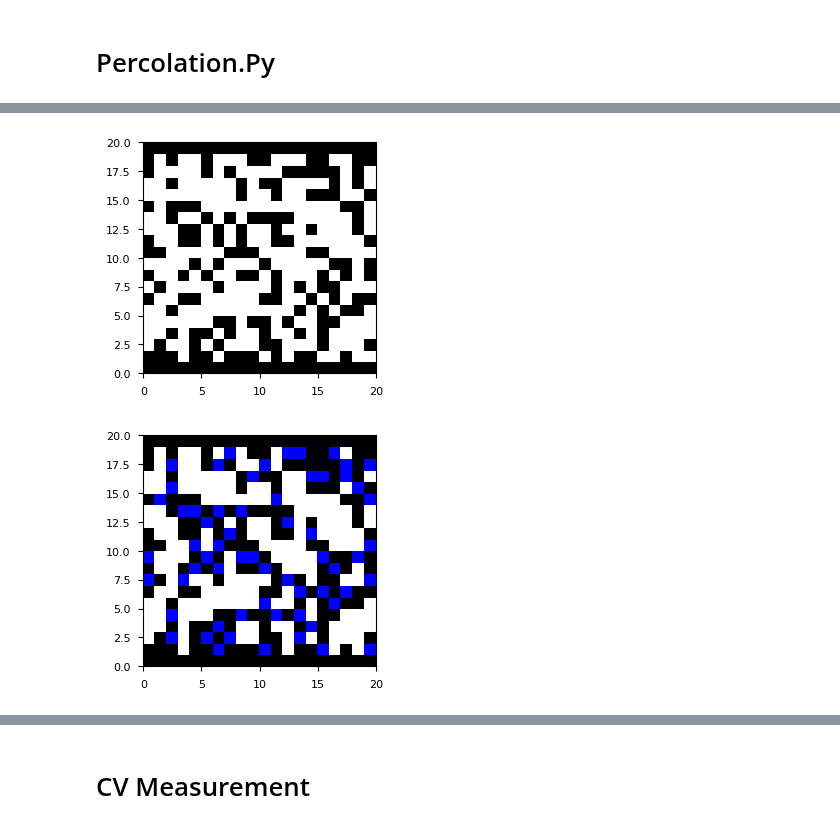
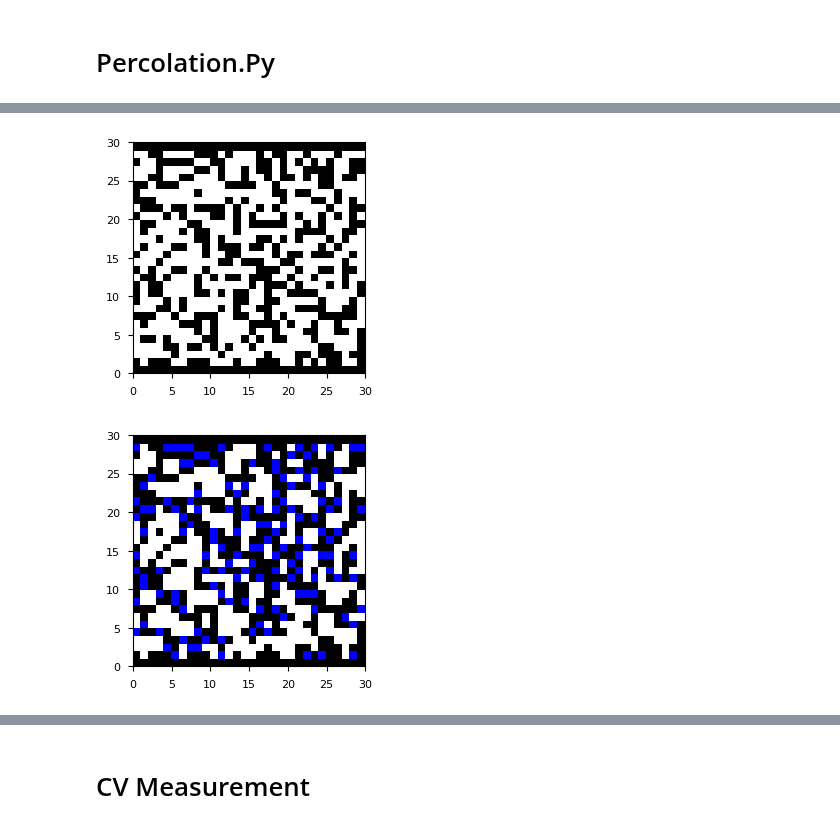
Before and after one commit to prabowobagas/Jupyter-Notebook-Thesis, a Jupyter notebook: Weekly Journal.ipynb, the cells around one changed output, grey strips where cells are left out. Saved outputs shown, nothing was run; the diff lists cells and outputs as text; code cells hidden in the pictures.

```diff
--- a/Weekly Journal.ipynb
+++ b/Weekly Journal.ipynb
@@ -663,7 +633,10 @@ def a_star_search(graph, start, goal):
 # %%
-width =  50
-height = 50
-Loop = 10     # Number of tries per occupation probability
+# This code is for sweeping the occupation probability to find the threshold occupation probability.
+# Variables include the size of the sample.loop, and the number of intervals between 0 to 1 for p
+
+width =  100
+height = 100
+Loop = 5     # Number of tries per occupation probability
 linseries_point = 50        # number of steps between 0 to 1 for occupation probability
 
 occupation_probability = np.linspace(0, 1, num=linseries_point, endpoint=True)
@@ -722,4 +695,5 @@ fig1.set_size_inches(plot_width, plot_height)
 # %%
+#The following code plots the data point from the previous code for different sample size.
 from scipy.optimize import curve_fit
 
 def sigmoid(x, a, b, c, d):
@@ -740,10 +714,10 @@ for labl_number, number in enumerate(name_array):
 
 
 plt.xlabel('Occupation Probability', fontsize=10)
-plt.ylabel('Percolation Probability', fontsize=10)
+plt.ylabel('$P_s$', fontsize=10)
 plt.legend(prop={'size': 8})
 ax = plt.gca()
 ax.tick_params(axis = 'both', which = 'major', labelsize = 8)
-fig1.set_size_inches(plot_width, plot_height*1.3)
-fig1.savefig('Figures\\percprob_vs_occprob.pdf', format='pdf', dpi=300,bbox_inches='tight')
+fig1.set_size_inches(plot_width*0.9, plot_height)
+# fig1.savefig('Figures\\percprob_vs_occprob.pdf', format='pdf', dpi=300,bbox_inches='tight')
 # %% [output]
@@ -751,4 +725,7 @@ fig1.savefig('Figures\\percprob_vs_occprob.pdf', format='pdf', dpi=300,bbox_inch
 # %%
+# The following code generates an RRTN grid and non-RRTN grid. It also plots the result of the A* algorithm into
+# an array as shown.
+
 import matplotlib.pyplot as plt
 from matplotlib import cm
 import numpy as np
@@ -774,8 +751,6 @@ def shortest10_paths(width, height, occupation_probability):
     RRTN_wall = np.subtract(Wall_OR_RRTN,sample.grid)*2
     RRTN_sample = np.add(sample.grid,RRTN_wall)
 
-
-
     fig1, ax1 = plt.subplots(1)
     cmap = cm.colors.ListedColormap(['white','black'])
     ax1.pcolor(sample.grid, cmap=cmap)
@@ -799,7 +774,7 @@ def shortest10_paths(width, height, occupation_probability):
                 if coordinate [1] != 0:
                     sample.wall.append(coordinate)
                     sample.grid[int(coordinate[1]), int(coordinate[0])] = 0
-        ax1.plot(*zip(*path), color='red', linewidth=1.80)
+        ax1.plot(*zip(*path), color='red', linewidth=4)
 
         if path_flag is True:
             path_sum.append(cost_so_far[goal])
@@ -810,13 +785,15 @@ def shortest10_paths(width, height, occupation_probability):
     else:
         sample_resistance = parallel_resistance(path_sum)   #collective sum of resistant
 
-#     plt.savefig('Figures\\pc-' + str(occupation_probability) + '.pdf', format='pdf', dpi=300)
+#     fig1.savefig('Figures\\pc-' + str(occupation_probability) + '.pdf', format='pdf', dpi=300)
+    fig1.savefig('Figures\\Perc_sample-' + str(occupation_probability) + '.pdf', format='pdf', dpi=300)
+
     return sample_resistance, n_path
 
 
 
-width =  20        #Keep sample even. If odd, change the start/goal coordinate starting coordinate
-height = 20
+width =  30    #Keep sample even. If odd, change the start/goal coordinate starting coordinate
+height = 30
 resistance_array = []
 path_num_avg = []
 
@@ -842,34 +819,34 @@ for occupy in [0.4]:        # set occupy range here
 
     sample_resistance = [x for x in sample_resistance if x != 0]
     indv_path_num = [x for x in indv_path_num if x != 0]
 
     if sum(sample_resistance) == 0:
         resistance_array.append(0)
         path_num_avg.append(0)
     else:
         average_resistance = np.average(sample_resistance)
         average_path_number = np.average(indv_path_num)
 
         resistance_array.append(average_resistance)
         path_num_avg.append(average_path_number)  #resistance_array => average resistance on the sample after looped
 
     progress += 1
     f.value = progress
 
 
 # data = list(zip(path_num_avg, resistance_array, occupy_range))
 # df = pd.DataFrame(data, columns=['Number of Paths', 'Resistance','Occupation Probability'])
 # df.to_csv('PercSimData\\Sample_resistance\\sample_property_25path_search_num=' + str(num) + '.txt', sep='\t', index=False)
 
 # ax1.tick_params(axis = 'both', which = 'major', labelsize = 10)
 # fig1 = plt.figure(1)
 # ax = fig1.add_subplot(1, 1, 1)
 # ax.plot(occupy_range,resistance_array)
 
-# ax.set_ylabel('Resistance',fontsize=11)
+# ax.set_ylabel('Resista',fontsize=11)
 # Note that there are precision issue. nanmean is f4 precision.
 # %% [output]
 [interactive output not drawn]
-[figure, old version]
+[figure, new version]
-[figure, old version]
+[figure, new version]
 # %%
```
Also changed, not shown: parts of 21 cells of this notebook, 11 other files.
